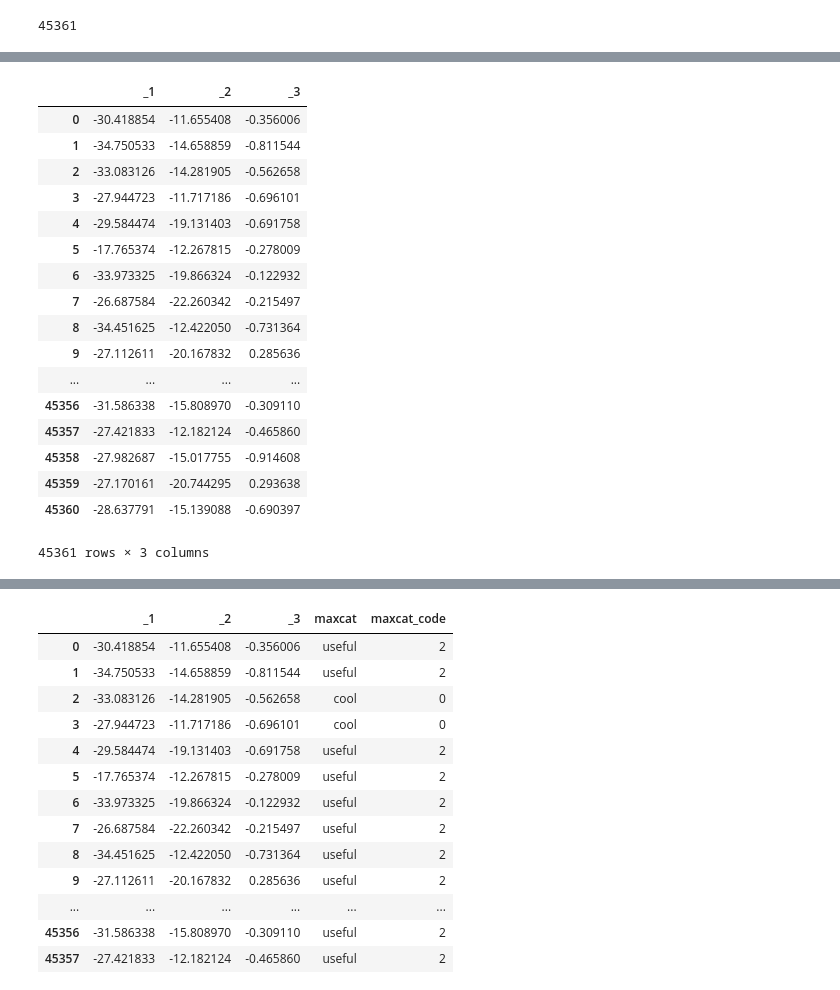
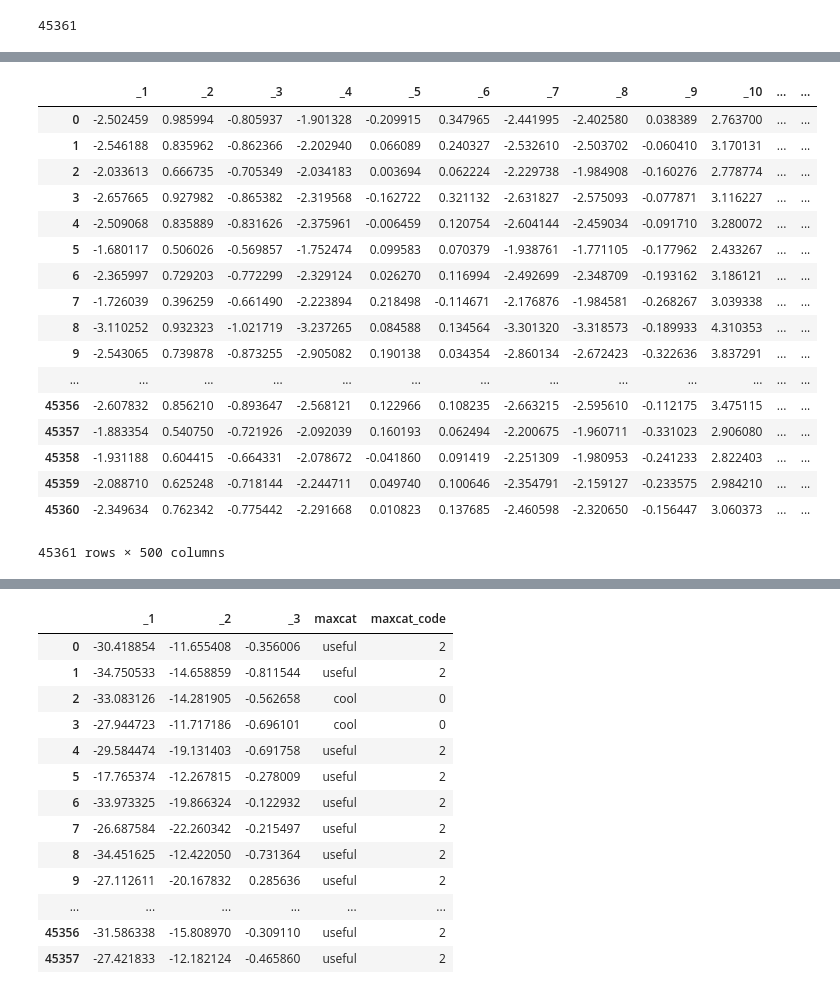
Before and after one commit to dayonenotdaytwo/orie4741project, a Jupyter notebook: Review_Preprocessing.ipynb, the cells around one changed output, grey strips where cells are left out. Cells and saved outputs as stored; diff of their text form; code cells hidden in the pictures.

```diff
--- a/Review_Preprocessing.ipynb
+++ b/Review_Preprocessing.ipynb
@@ -160,21 +177,0 @@ import requests
-# %%
-result.toPandas()
-# %% [output]
-|  | _1 | _2 | _3 |
-| 0 | -30.418854 | -11.655408 | -0.356006 |
-| 1 | -34.750533 | -14.658859 | -0.811544 |
-| 2 | -33.083126 | -14.281905 | -0.562658 |
-| 3 | -27.944723 | -11.717186 | -0.696101 |
-| 4 | -29.584474 | -19.131403 | -0.691758 |
-| 5 | -17.765374 | -12.267815 | -0.278009 |
-| 6 | -33.973325 | -19.866324 | -0.122932 |
-| 7 | -26.687584 | -22.260342 | -0.215497 |
-| 8 | -34.451625 | -12.422050 | -0.731364 |
-| 9 | -27.112611 | -20.167832 | 0.285636 |
-| ... | ... | ... | ... |
-| 45356 | -31.586338 | -15.808970 | -0.309110 |
-| 45357 | -27.421833 | -12.182124 | -0.465860 |
-| 45358 | -27.982687 | -15.017755 | -0.914608 |
-| 45359 | -27.170161 | -20.744295 | 0.293638 |
-| 45360 | -28.637791 | -15.139088 | -0.690397 |
-45361 rows × 3 columns
@@ -185,2 +181,21 @@ data = Data([Scatter3d(x=result.toPandas()['_1'],y=result.toPandas()['_2'],z=res
 # %%
-result_pd = result.toPandas()
+result_pd
+# %% [output]
+|  | _1 | _2 | _3 | _4 | _5 | _6 | _7 | _8 | _9 | _10 | ... | ... |
+| 0 | -2.502459 | 0.985994 | -0.805937 | -1.901328 | -0.209915 | 0.347965 | -2.441995 | -2.402580 | 0.038389 | 2.763700 | ... | ... |
+| 1 | -2.546188 | 0.835962 | -0.862366 | -2.202940 | 0.066089 | 0.240327 | -2.532610 | -2.503702 | -0.060410 | 3.170131 | ... | ... |
+| 2 | -2.033613 | 0.666735 | -0.705349 | -2.034183 | 0.003694 | 0.062224 | -2.229738 | -1.984908 | -0.160276 | 2.778774 | ... | ... |
+| 3 | -2.657665 | 0.927982 | -0.865382 | -2.319568 | -0.162722 | 0.321132 | -2.631827 | -2.575093 | -0.077871 | 3.116227 | ... | ... |
+| 4 | -2.509068 | 0.835889 | -0.831626 | -2.375961 | -0.006459 | 0.120754 | -2.604144 | -2.459034 | -0.091710 | 3.280072 | ... | ... |
+| 5 | -1.680117 | 0.506026 | -0.569857 | -1.752474 | 0.099583 | 0.070379 | -1.938761 | -1.771105 | -0.177962 | 2.433267 | ... | ... |
+| 6 | -2.365997 | 0.729203 | -0.772299 | -2.329124 | 0.026270 | 0.116994 | -2.492699 | -2.348709 | -0.193162 | 3.186121 | ... | ... |
+| 7 | -1.726039 | 0.396259 | -0.661490 | -2.223894 | 0.218498 | -0.114671 | -2.176876 | -1.984581 | -0.268267 | 3.039338 | ... | ... |
+| 8 | -3.110252 | 0.932323 | -1.021719 | -3.237265 | 0.084588 | 0.134564 | -3.301320 | -3.318573 | -0.189933 | 4.310353 | ... | ... |
+| 9 | -2.543065 | 0.739878 | -0.873255 | -2.905082 | 0.190138 | 0.034354 | -2.860134 | -2.672423 | -0.322636 | 3.837291 | ... | ... |
+| ... | ... | ... | ... | ... | ... | ... | ... | ... | ... | ... | ... | ... |
+| 45356 | -2.607832 | 0.856210 | -0.893647 | -2.568121 | 0.122966 | 0.108235 | -2.663215 | -2.595610 | -0.112175 | 3.475115 | ... | ... |
+| 45357 | -1.883354 | 0.540750 | -0.721926 | -2.092039 | 0.160193 | 0.062494 | -2.200675 | -1.960711 | -0.331023 | 2.906080 | ... | ... |
+| 45358 | -1.931188 | 0.604415 | -0.664331 | -2.078672 | -0.041860 | 0.091419 | -2.251309 | -1.980953 | -0.241233 | 2.822403 | ... | ... |
+| 45359 | -2.088710 | 0.625248 | -0.718144 | -2.244711 | 0.049740 | 0.100646 | -2.354791 | -2.159127 | -0.233575 | 2.984210 | ... | ... |
+| 45360 | -2.349634 | 0.762342 | -0.775442 | -2.291668 | 0.010823 | 0.137685 | -2.460598 | -2.320650 | -0.156447 | 3.060373 | ... | ... |
+45361 rows × 500 columns
```
Also changed, not shown: parts of 26 cells of this notebook, 2 other files.
